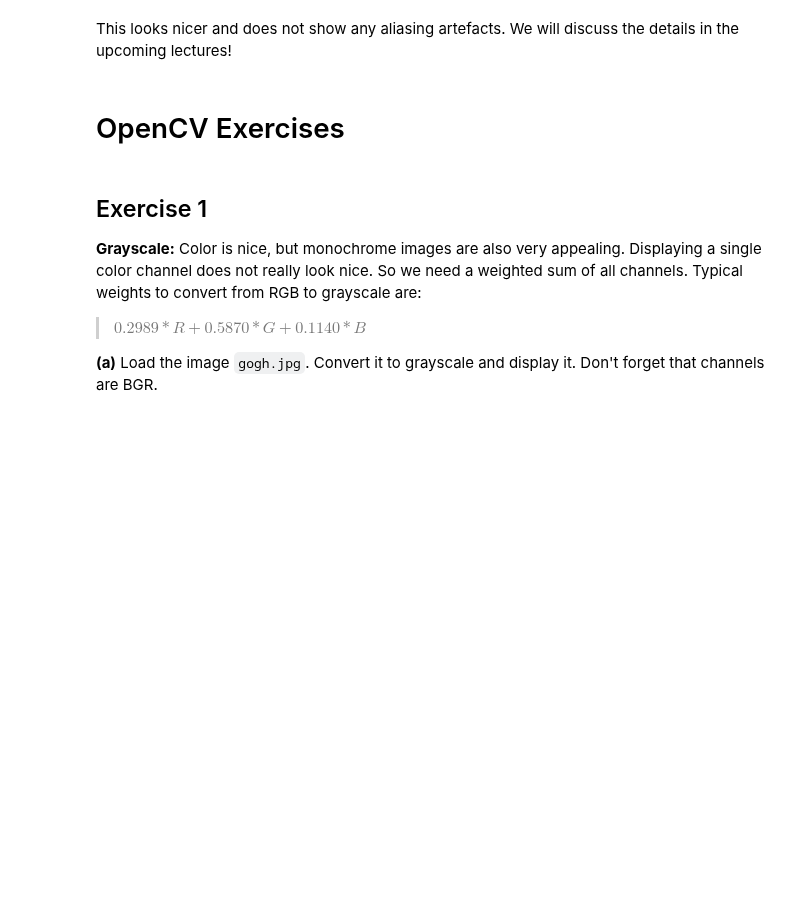
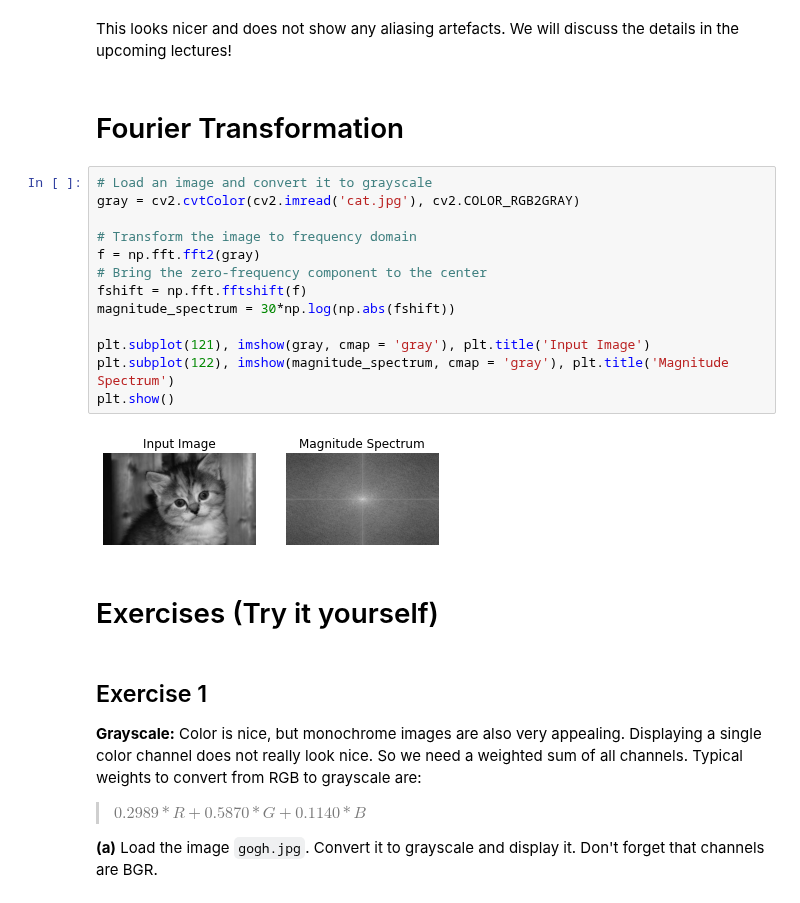
Before and after one commit to schedldave/cv2021, a Jupyter notebook: 03_Filters.ipynb, the cells around one changed output. Cells and saved outputs as stored; diff of their text form; blank space fills up the shorter version.

```diff
--- a/03_Filters.ipynb
+++ b/03_Filters.ipynb
@@ -335,8 +161,25 @@ imshow(smooth)
 [figure]
 # %% [markdown]
 This looks nicer and does not show any aliasing artefacts. We will discuss the details in the upcoming lectures!
+# %% [markdown]
+# Fourier Transformation
+# %%
+# Load an image and convert it to grayscale
+gray = cv2.cvtColor(cv2.imread('cat.jpg'), cv2.COLOR_RGB2GRAY)
+
+# Transform the image to frequency domain
+f = np.fft.fft2(gray)
+# Bring the zero-frequency component to the center
+fshift = np.fft.fftshift(f)
+magnitude_spectrum = 30*np.log(np.abs(fshift))
+
+plt.subplot(121), imshow(gray, cmap = 'gray'), plt.title('Input Image')
+plt.subplot(122), imshow(magnitude_spectrum, cmap = 'gray'), plt.title('Magnitude Spectrum')
+plt.show()
+# %% [output]
+[figure, added]
 # %% [markdown]
-# OpenCV Exercises
+# Exercises (Try it yourself)
 # %% [markdown]
 ## Exercise 1
 
```
Also changed, not shown: parts of 47 cells of this notebook.
